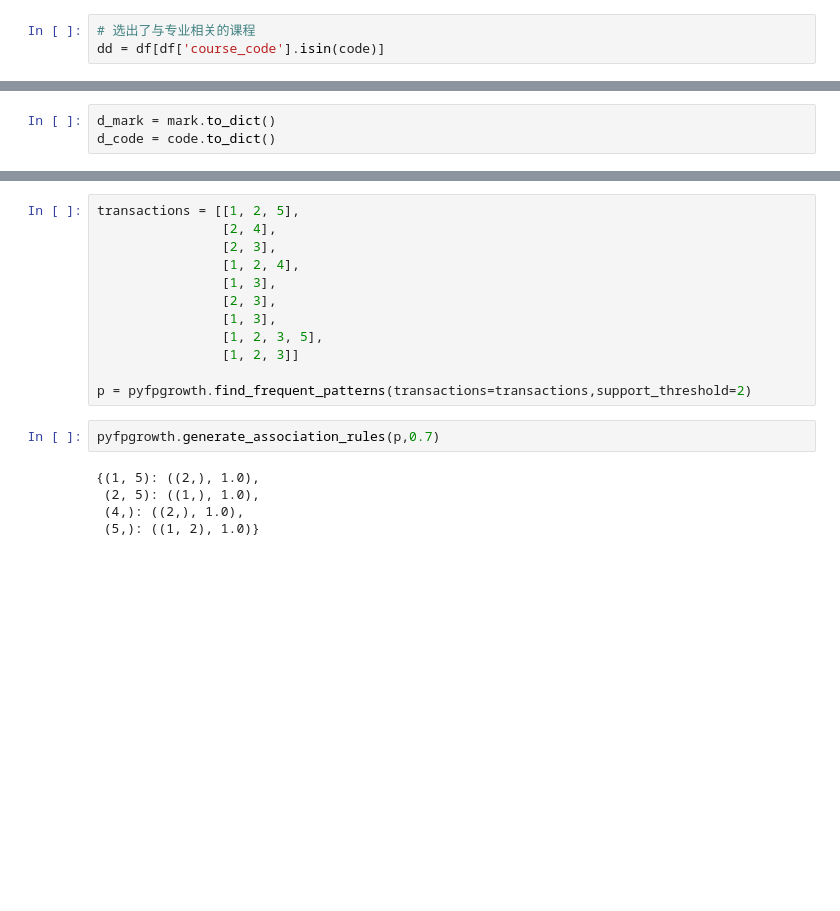
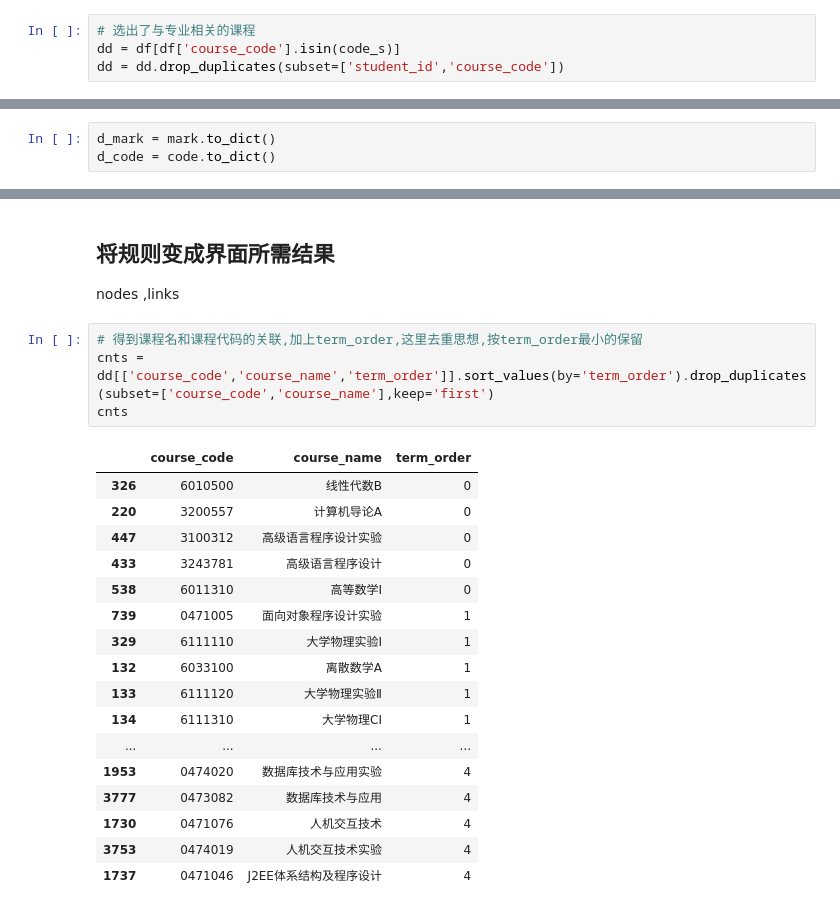
Before and after one commit to mycodefarm/notebook, a Jupyter notebook: relation-008-fp-growth.ipynb, the cells around one changed output, grey strips where cells are left out. Saved outputs shown, nothing was run; the diff lists cells and outputs as text; blank space fills up the shorter version.

```diff
--- a/relation-008-fp-growth.ipynb
+++ b/relation-008-fp-growth.ipynb
@@ -25,6 +25,7 @@ df.head()
 # %%
 # 选出了与专业相关的课程
-dd = df[df['course_code'].isin(code)]
+dd = df[df['course_code'].isin(code_s)]
+dd = dd.drop_duplicates(subset=['student_id','course_code'])
 # %% [markdown]
 ## 按学生group,然后将其课程分数作为维度,学生数作为数据量
 # %%
@@ -184,19 +102,25 @@ pyfpgrowth.generate_association_rules(p,0.7)
-# %%
-transactions = [[1, 2, 5],
-                [2, 4],
-                [2, 3],
-                [1, 2, 4],
-                [1, 3],
-                [2, 3],
-                [1, 3],
-                [1, 2, 3, 5],
-                [1, 2, 3]]
-
-p = pyfpgrowth.find_frequent_patterns(transactions=transactions,support_threshold=2)
-# %%
-pyfpgrowth.generate_association_rules(p,0.7)
-# %% [output]
-{(1, 5): ((2,), 1.0),
- (2, 5): ((1,), 1.0),
- (4,): ((2,), 1.0),
- (5,): ((1, 2), 1.0)}
+# %% [markdown]
+## 将规则变成界面所需结果
+nodes ,links
+# %%
+# 得到课程名和课程代码的关联,加上term_order,这里去重思想,按term_order最小的保留
+cnts = dd[['course_code','course_name','term_order']].sort_values(by='term_order').drop_duplicates(subset=['course_code','course_name'],keep='first')
+cnts
+# %% [output]
+|  | course_code | course_name | term_order |
+| 326 | 6010500 | 线性代数B | 0 |
+| 220 | 3200557 | 计算机导论A | 0 |
+| 447 | 3100312 | 高级语言程序设计实验 | 0 |
+| 433 | 3243781 | 高级语言程序设计 | 0 |
+| 538 | 6011310 | 高等数学Ⅰ | 0 |
+| 739 | 0471005 | 面向对象程序设计实验 | 1 |
+| 329 | 6111110 | 大学物理实验Ⅰ | 1 |
+| 132 | 6033100 | 离散数学A | 1 |
+| 133 | 6111120 | 大学物理实验Ⅱ | 1 |
+| 134 | 6111310 | 大学物理CⅠ | 1 |
+| ... | ... | ... | ... |
+| 1953 | 0474020 | 数据库技术与应用实验 | 4 |
+| 3777 | 0473082 | 数据库技术与应用 | 4 |
+| 1730 | 0471076 | 人机交互技术 | 4 |
+| 3753 | 0474019 | 人机交互技术实验 | 4 |
+| 1737 | 0471046 | J2EE体系结构及程序设计 | 4 |
```
Also changed, not shown: parts of 24 cells of this notebook.
